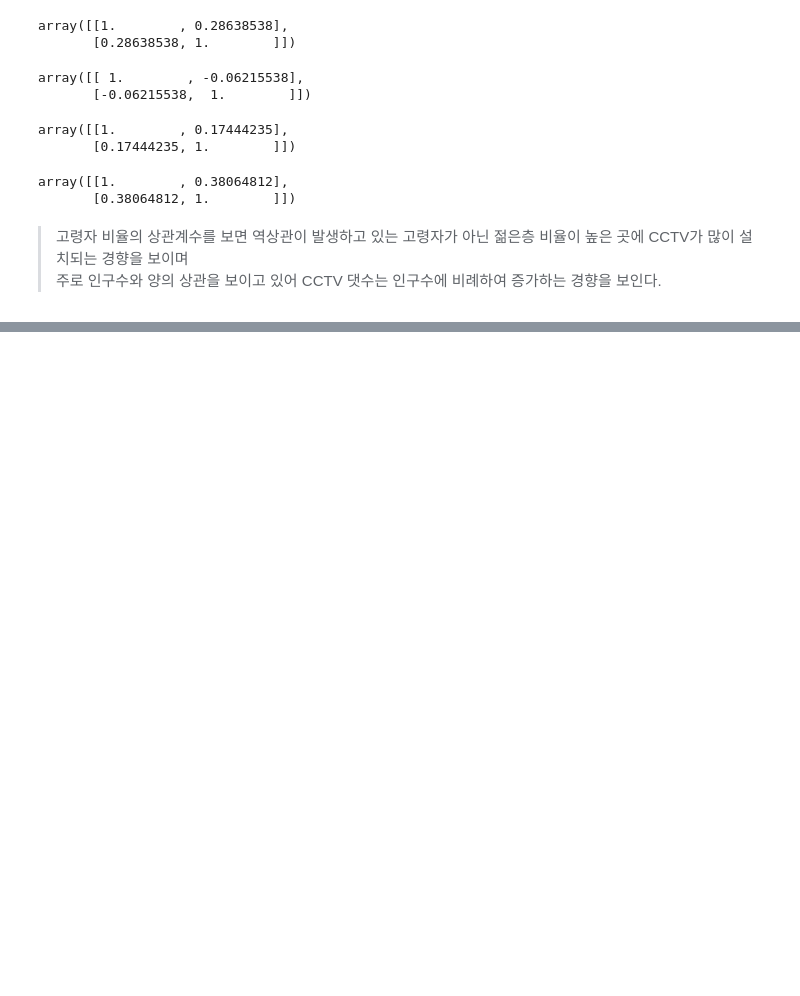
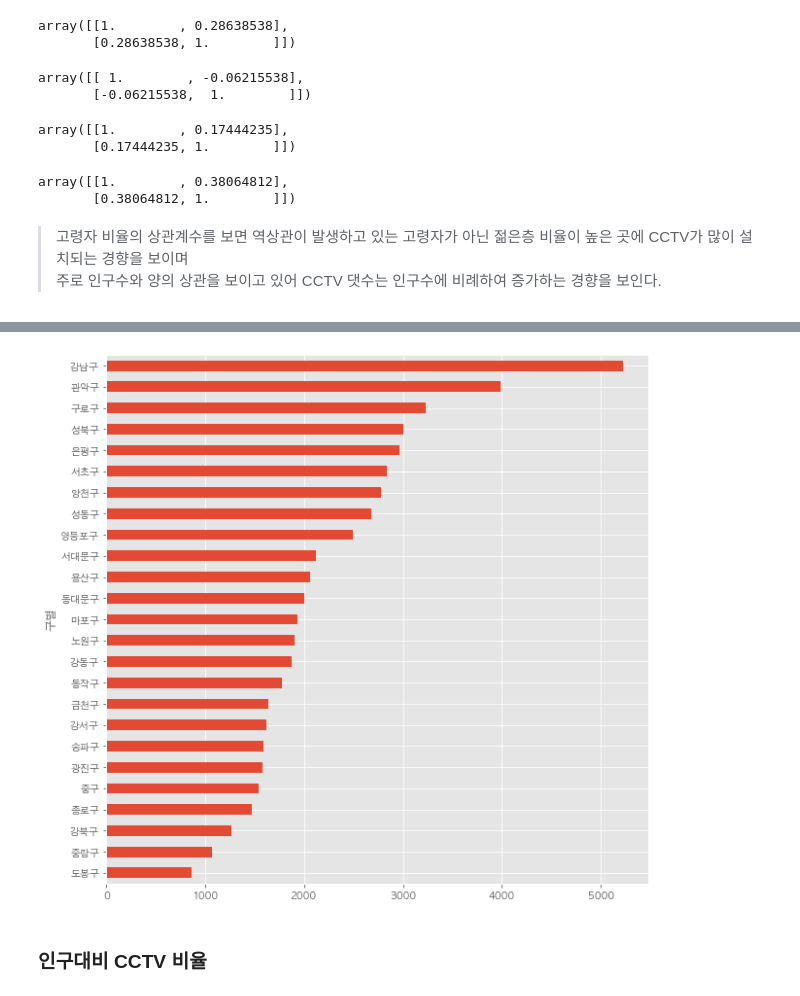
Before and after one commit to jjhwnn/Python, a Jupyter notebook: 3.DataAnalysis/Note/15.서울시 인구대비 CCTV현황 분석.ipynb, the cells around one changed output, grey strips where cells are left out. Saved outputs shown, nothing was run; the diff lists cells and outputs as text; code cells hidden in the pictures; blank space fills up the shorter version.

```diff
--- a/3.DataAnalysis/Note/15.서울시 인구대비 CCTV현황 분석.ipynb
+++ b/3.DataAnalysis/Note/15.서울시 인구대비 CCTV현황 분석.ipynb
@@ -333,0 +339,20 @@ array([[1.        , 0.38064812],
+# %%
+# 한글 폰트 문제 해결
+# matplotlib은 한글 폰트를 지원하지 않음
+# os정보
+import platform
+
+# font_manager : 폰트 관리 모듈
+# rc : 폰트 변경 모듈
+from matplotlib import font_manager, rc
+# unicode 설정
+plt.rcParams['axes.unicode_minus'] = False
+
+if platform.system() == 'Darwin':
+    rc('font', family='AppleGothic') # os가 macos
+elif platform.system() == 'Windows':
+    path = 'c:/Windows/Fonts/malgun.ttf' # os가 windows
+    font_name = font_manager.FontProperties(fname=path).get_name()
+    rc('font', family=font_name)
+else:
+    print("Unknown System")
@@ -333,0 +372,15 @@ array([[1.        , 0.38064812],
+# %%
+plt.style.use('ggplot')
+# %%
+data_result['소계'].sort_values().plot(
+
+    kind = 'barh',
+    grid = True,
+    figsize = (10,10)
+)
+
+plt.show()
+# %% [output]
+[figure, added]
+# %% [markdown]
+### 인구대비 CCTV 비율
```
Also changed, not shown: parts of 16 cells of this notebook, 32 other files.
